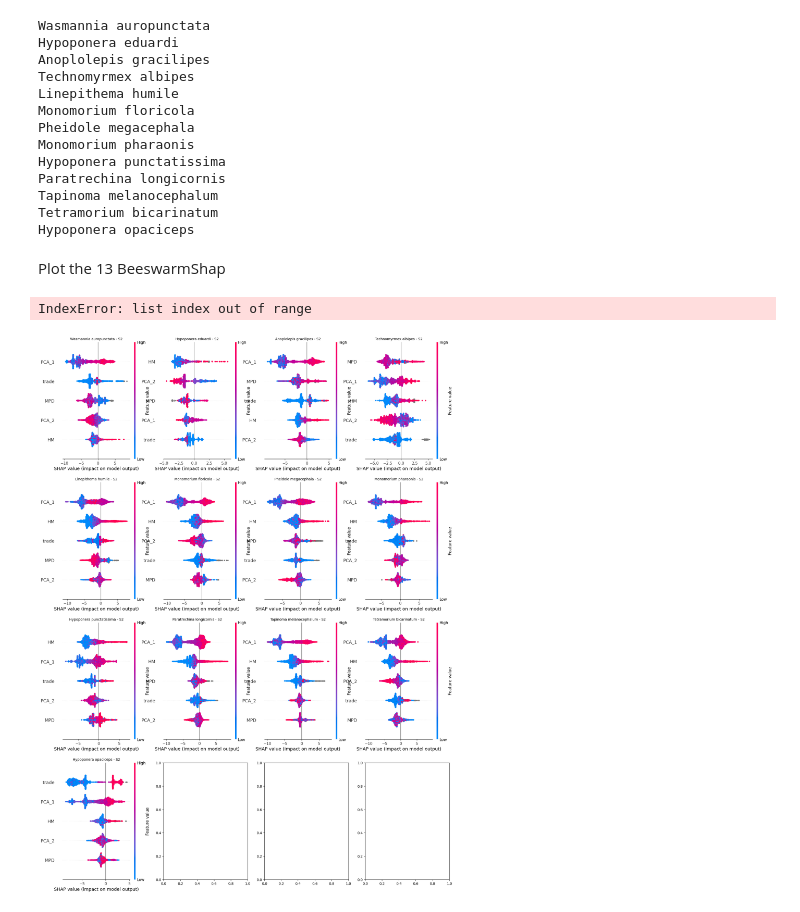
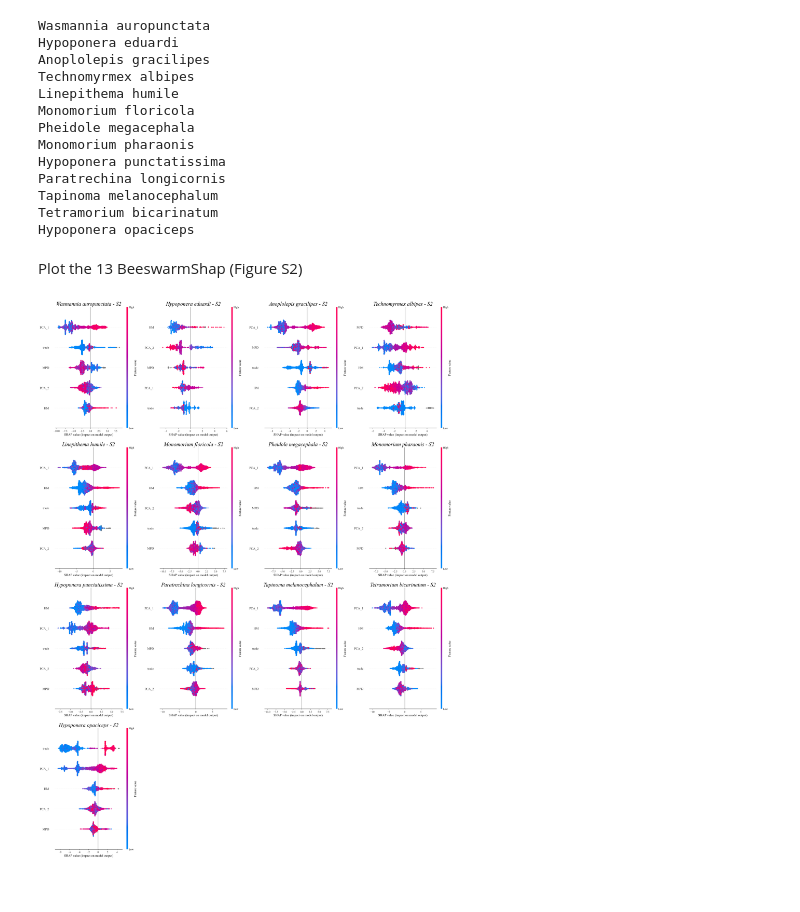
Before and after one commit to Araldac/VI_change, a Jupyter notebook: workflow/scripts/Extra/ShapPlot.ipynb, the cells around one changed output. Saved outputs shown, nothing was run; the diff lists cells and outputs as text; code cells hidden in the pictures.

Commit message:
update visualization of  figure S2

```diff
--- a/workflow/scripts/Extra/ShapPlot.ipynb
+++ b/workflow/scripts/Extra/ShapPlot.ipynb
@@ -304,46 +304,62 @@ Tapinoma melanocephalum
 Tetramorium bicarinatum
 Hypoponera opaciceps
 # %% [markdown]
-Plot the 13 BeeswarmShap
+Plot the 13 BeeswarmShap (Figure S2)
 # %%
 import matplotlib.pyplot as plt
 import shap
 
 # You already have:
 # explanations_list : list of 26 SHAP Explanation objects
 # titles_list       : list of 26 title strings
 
+plt.rcParams.update({
+    'font.size':        22,
+    'axes.titlesize':   26,
+    'axes.labelsize':   24,
+    'xtick.labelsize':  20,
+    'ytick.labelsize':  20,
+    'legend.fontsize':  20,
+})
+
 n_plots = len(explanations_list)  # should be 26
-n_rows = 4
+n_rows =  -(-n_plots // n_cols)
 n_cols = 4
 
 fig, axes = plt.subplots(
     n_rows, n_cols,
-    figsize=(20
-             , n_rows *7),   # you control size HERE
-    squeeze=False
+    figsize=(24
+             , n_rows *8),   # you control size HERE
+    squeeze=True
 )
 
 idx = 0
 for i in range(n_rows):
     for j in range(n_cols):
         ax = axes[i, j]
 
-        # Make this axis the active one
-        plt.sca(ax)
 
-        # Draw beeswarm INTO this axis
-        shap.plots.beeswarm(
-            explanations_list[idx],
-            plot_size=None,     # REQUIRED when embedding in your own figure
-            show=False          # prevents opening separate windows
-        )
+        if idx < n_plots:
+            # Make this axis the active one
+            plt.sca(ax)
 
-        ax.set_title(titles_list[idx], fontsize=10)
-        idx += 1
+            # Draw beeswarm INTO this axis
+            shap.plots.beeswarm(
+                explanations_list[idx],
+                plot_size=None,     # REQUIRED when embedding in your own figure
+                show=False          # prevents opening separate windows
+            )
+
+                    # ── Italic species name ──────────────────────────────────────────
+            ax.set_title(titles_list[idx], fontsize=22, fontstyle='italic')
+            idx += 1
+        else:
+            # ── Hide empty axes (no blank frames in the last row) ────────────
+            ax.set_visible(False)
+
 
 plt.tight_layout()
+plt.savefig("shap_beeswarm_grid.pdf", dpi=300, bbox_inches="tight")
 plt.show()
 # %% [output]
-IndexError: list index out of range
-[figure, old version]
+[figure, new version]
```
